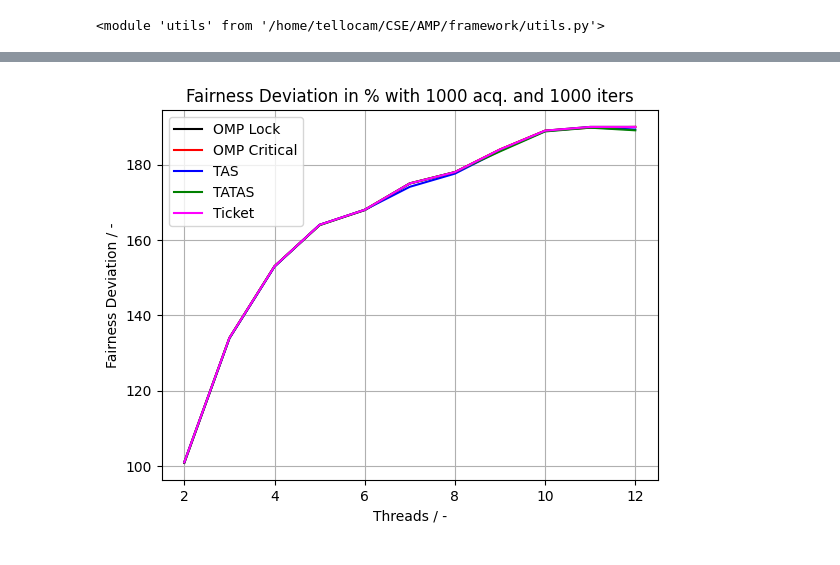
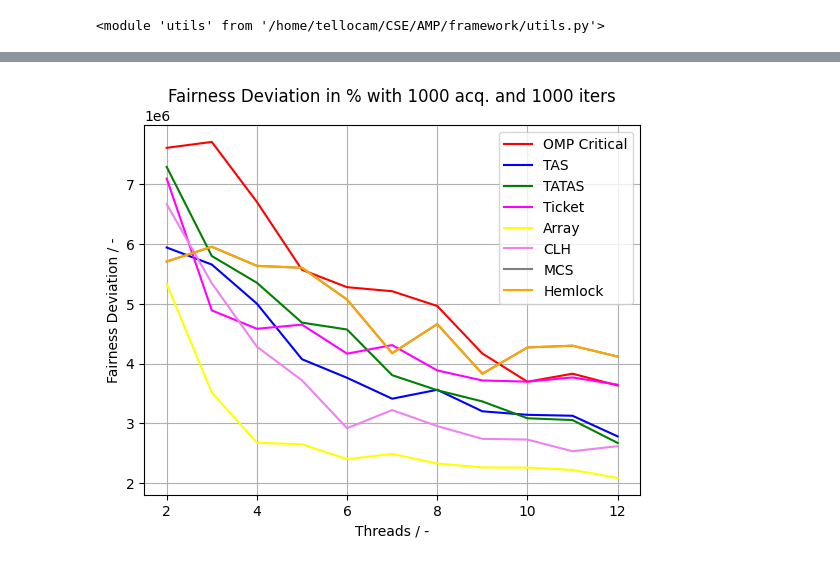
Before and after one commit to tellocam/AMP, a Jupyter notebook: framework/BenchmarkPlots.ipynb, the cells around one changed output, grey strips where cells are left out. Drawn from its saved outputs; the diff is of its cells as text; code cells hidden in the pictures.

```diff
--- a/framework/BenchmarkPlots.ipynb
+++ b/framework/BenchmarkPlots.ipynb
@@ -24,8 +24,8 @@ binary.benchMCS.restype = utils.benchData
 binary.benchHemlock.restype = utils.benchData
 # %%
 maxThreads = 12
-total_acqs = 100
-bench_iters = 10
+total_acqs = 1000
+bench_iters = 1000
 
 threadNum = [i for i in range(2, maxThreads+1)]
 bmListLockOMP = {threads: [binary.benchLockOMP(threads, total_acqs, 1) for _ in range(bench_iters)] for threads in threadNum}
@@ -68,21 +50,21 @@ threadnum is 1
 # %%
-plotWhat = "Fair"
+plotWhat = "TP"
 LockList = ["OMP Lock", "OMP Critical", "TAS", "TATAS", "Ticket", "Array", "CLH", ]
 
-utils.plotStuff("threads", plotWhat, "OMP Lock", df_LockOMP, "black")
+# utils.plotStuff("threads", plotWhat, "OMP Lock", df_LockOMP, "black")
 utils.plotStuff("threads", plotWhat, "OMP Critical", df_CriticalOMP, color = "red")
 utils.plotStuff("threads", plotWhat, "TAS", df_TAS, "blue")
 utils.plotStuff("threads", plotWhat, "TATAS", df_TATAS, "green")
 utils.plotStuff("threads", plotWhat, "Ticket", df_Ticket, "magenta")
-# utils.plotStuff("threads", plotWhat, "Array", df_array, "yellow")
-# utils.plotStuff("threads", plotWhat, "CLH", df_CLH, "violet")
-# utils.plotStuff("threads", plotWhat, "MCS", df_MCS, "gray")
-# utils.plotStuff("threads", plotWhat, "Hemlock", df_MCS, "orange")
+utils.plotStuff("threads", plotWhat, "Array", df_array, "yellow")
+utils.plotStuff("threads", plotWhat, "CLH", df_CLH, "violet")
+utils.plotStuff("threads", plotWhat, "MCS", df_MCS, "gray")
+utils.plotStuff("threads", plotWhat, "Hemlock", df_MCS, "orange")
 
 plt.title("Fairness Deviation in % with 1000 acq. and 1000 iters")
 plt.xlabel("Threads / -")
 plt.ylabel("Fairness Deviation / -")
 plt.legend()
 plt.grid()
 # %% [output]
-[figure, old version]
+[figure, new version]
```
Also changed, not shown: parts of 1 cell of this notebook, 9 other files.
